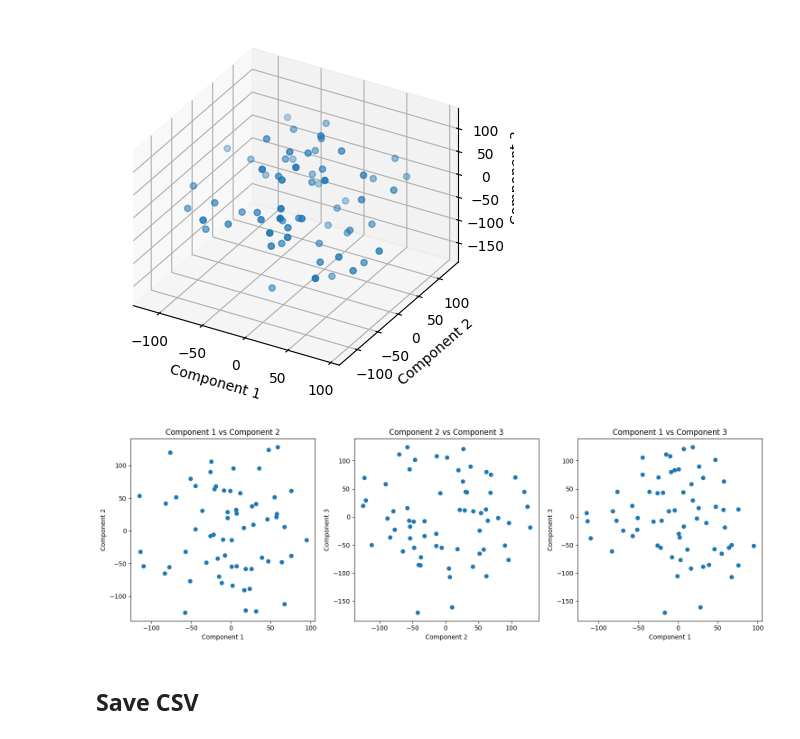
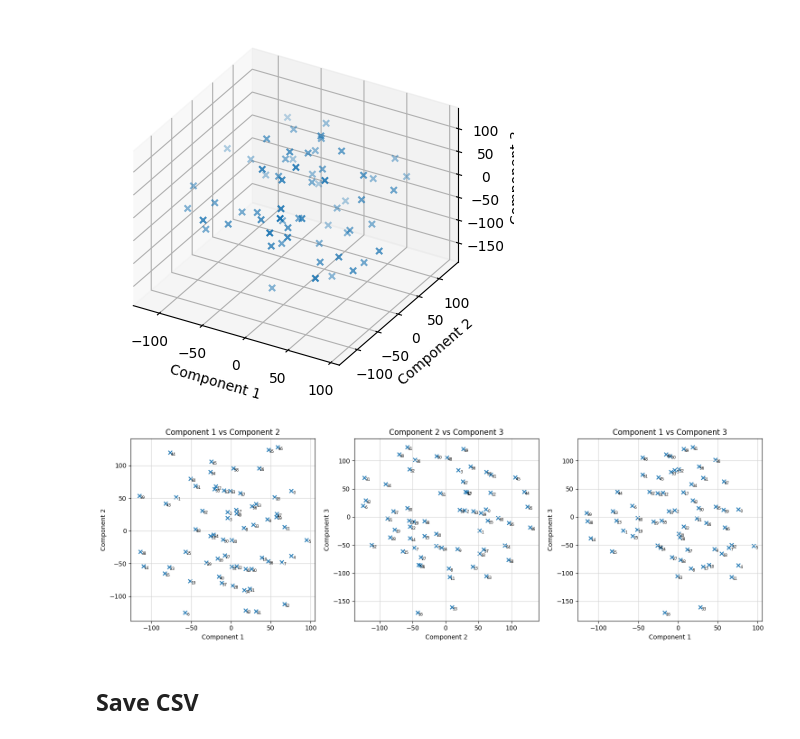
Before and after one commit to WilliamShengYangHuang/AALU_Coding, a Jupyter notebook: exporting_latent_codes_pca_t_sne_v2.ipynb, the cells around one changed output. Drawn from its saved outputs; the diff is of its cells as text; code cells hidden in the pictures.

```diff
--- a/exporting_latent_codes_pca_t_sne_v2.ipynb
+++ b/exporting_latent_codes_pca_t_sne_v2.ipynb
@@ -286,32 +286,35 @@ plt.show()
 # %% [output]
 [figure]
 # %%
-# Creating subplots
+# Adjusting the annotation font size and adding gridlines to the scatter plots
+
+# Re-creating the subplots with smaller font size for annotations and added gridlines
 fig, axs = plt.subplots(1, 3, figsize=(15, 5))
 
-# Component 1 vs Component 2
-axs[0].scatter(X_tsne[:, 0], X_tsne[:, 1])
-axs[0].set_title('Component 1 vs Component 2')
-axs[0].set_xlabel('Component 1')
-axs[0].set_ylabel('Component 2')
+# Define a function for plotting and annotating with smaller font and gridlines
+def plot_and_annotate(ax, x_data, y_data, title, xlabel, ylabel):
+    ax.scatter(x_data, y_data, marker = 'x')
+    ax.set_title(title)
+    ax.set_xlabel(xlabel)
+    ax.set_ylabel(ylabel)
+    ax.grid(True, color = 'lightgrey')  # Adding gridlines
+    for i, (x, y) in enumerate(zip(x_data, y_data)):
+        ax.annotate(i, (x, y), textcoords="offset points", xytext=(5,-5), ha='center', fontsize=6)  # Smaller font size
 
-# Component 2 vs Component 3
-axs[1].scatter(X_tsne[:, 1], X_tsne[:, 2])
-axs[1].set_title('Component 2 vs Component 3')
-axs[1].set_xlabel('Component 2')
-axs[1].set_ylabel('Component 3')
+# Component 1 vs Component 2 with annotations
+plot_and_annotate(axs[0], X_tsne[:, 0], X_tsne[:, 1], 'Component 1 vs Component 2', 'Component 1', 'Component 2')
 
-# Component 1 vs Component 3
-axs[2].scatter(X_tsne[:, 0], X_tsne[:, 2])
-axs[2].set_title('Component 1 vs Component 3')
-axs[2].set_xlabel('Component 1')
-axs[2].set_ylabel('Component 3')
+# Component 2 vs Component 3 with annotations
+plot_and_annotate(axs[1], X_tsne[:, 1], X_tsne[:, 2], 'Component 2 vs Component 3', 'Component 2', 'Component 3')
 
-# Display the plots
+# Component 1 vs Component 3 with annotations
+plot_and_annotate(axs[2], X_tsne[:, 0], X_tsne[:, 2], 'Component 1 vs Component 3', 'Component 1', 'Component 3')
+
+# Display the annotated plots
 plt.tight_layout()
 plt.show()
 # %% [output]
-[figure, old version]
+[figure, new version]
 # %% [markdown]
 ## Save CSV
 # %%
```
Also changed, not shown: parts of 1 cell of this notebook.
